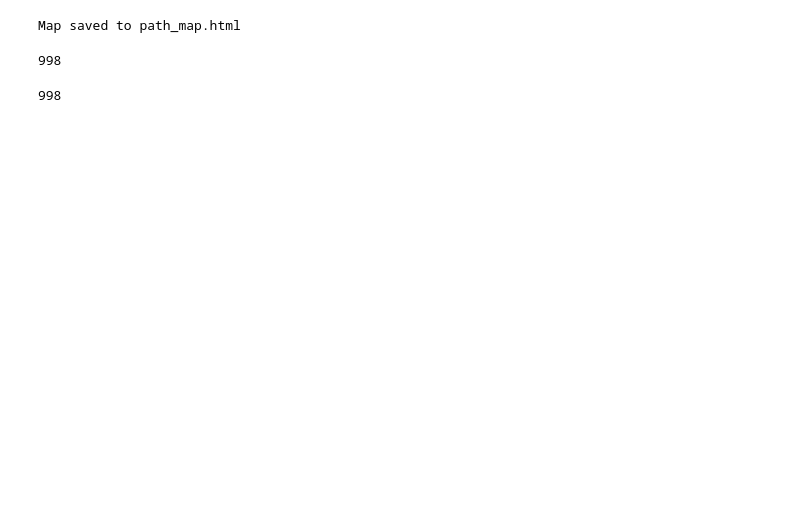
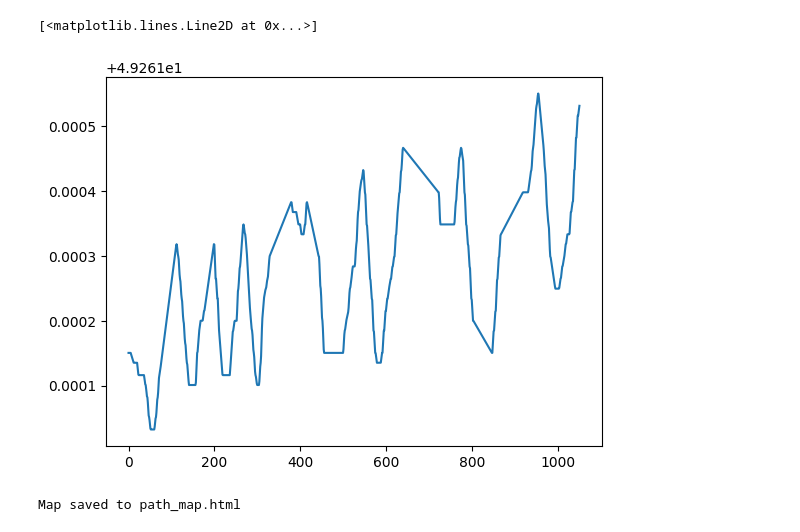
Before and after one commit to UBC-Solar/data_analysis, a Jupyter notebook: gps_analysis/gps_analysis.ipynb, the cells around one changed output. Drawn from its saved outputs; the diff is of its cells as text; code cells hidden in the pictures; blank space fills up the shorter version.

```diff
--- a/gps_analysis/gps_analysis.ipynb
+++ b/gps_analysis/gps_analysis.ipynb
@@ -37,0 +8,25 @@ plt.plot(longitude)
+# %%
+tz_van = ZoneInfo("America/Vancouver")
+
+# Local start and end of May 31, 2025
+local_start = datetime.datetime(2025, 5, 31, 18, 0, 0, tzinfo=tz_van)
+local_end   = datetime.datetime(2025, 5, 31, 23, 59, 59, 999999, tzinfo=tz_van)
+
+# Convert to UTC
+utc_start = local_start.astimezone(ZoneInfo("UTC"))
+utc_end   = local_end.astimezone(ZoneInfo("UTC"))
+# %%
+client = DBClient()
+
+gps_latitude_df = client.query_series(utc_start, utc_end, "GPSLatitude", "CAN_log")
+gps_longitude_df = client.query_series(utc_start, utc_end, "GPSLongitude", "CAN_log")
+
+latitude_threshold = 123.2
+longitude_threshold = 49.2
+
+filtered_gps_indices = np.logical_and(gps_longitude_df.GPSLongitude > longitude_threshold, gps_latitude_df.GPSLatitude > latitude_threshold)
+filtered_gps_latitude_df = gps_latitude_df.loc[filtered_gps_indices]
+filtered_gps_longitude_df = gps_longitude_df.loc[filtered_gps_indices]
+
+gps_latitude = TimeSeries.from_query_dataframe(filtered_gps_latitude_df, 0.25, "GPSLatitude", "")
+gps_longitude = TimeSeries.from_query_dataframe(filtered_gps_longitude_df, 0.25, "GPSLongitude", "")
@@ -38,3 +49,8 @@ plt.plot(longitude)
+# %%
+plt.plot(gps_longitude)
+# %% [output]
+[<matplotlib.lines.Line2D at 0x...>]
+[figure, added]
 # %%
 import folium
 
@@ -83,11 +99,3 @@ m.save("path_map.html")
 print("Map saved to path_map.html")
 # %% [output]
 Map saved to path_map.html
-# %%
-len(latitude)
-# %% [output]
-998
-# %%
-len(longitude)
-# %% [output]
-998
```
Also changed, not shown: parts of 11 cells of this notebook.
